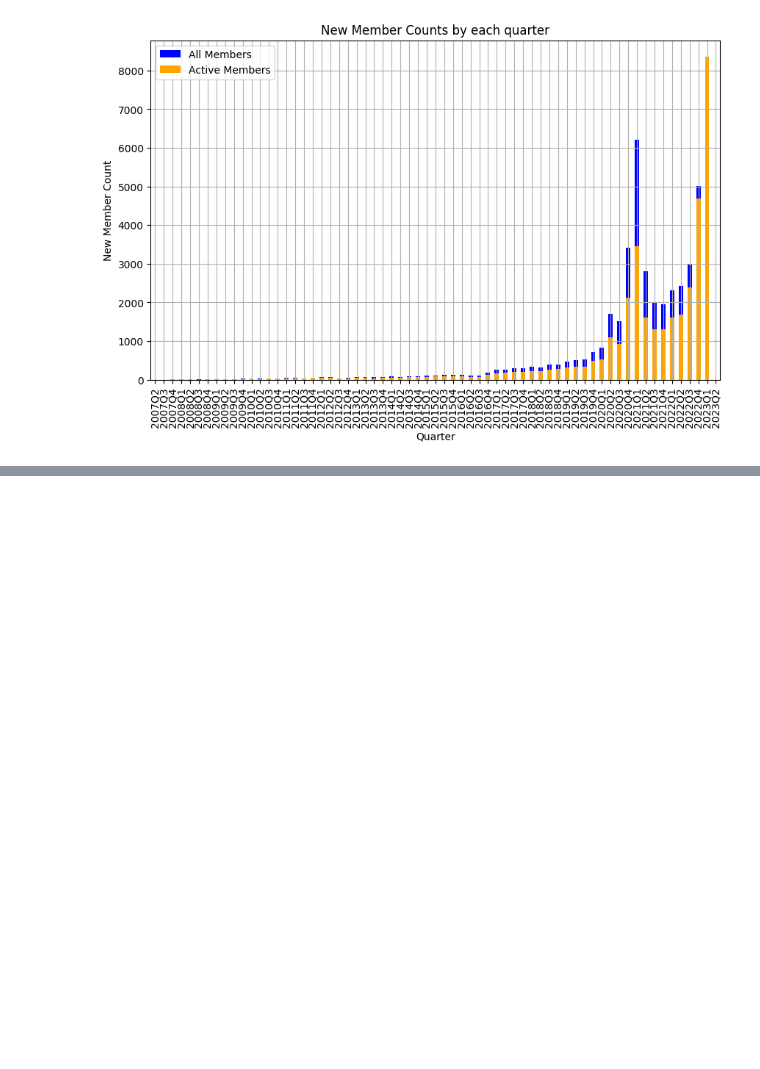
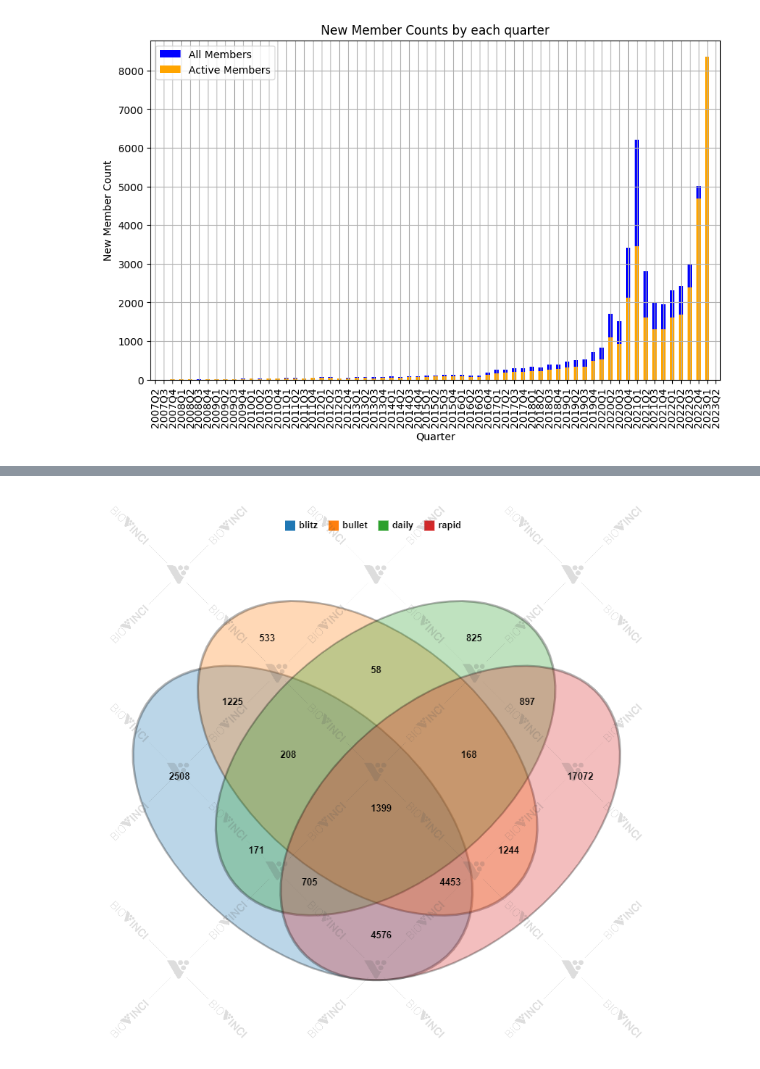
Before and after one commit to tanoCureC/scrape-chesscom, a Jupyter notebook: syukei.ipynb, the cells around one changed output, grey strips where cells are left out. Cells and saved outputs as stored; diff of their text form; code cells hidden in the pictures; blank space fills up the shorter version.

```diff
--- a/syukei.ipynb
+++ b/syukei.ipynb
@@ -348,0 +376,4 @@ plt.show()
+# %%
+Image(filename='venn4_filtered.png')
+# %% [output]
+[figure, added]
```
Also changed, not shown: parts of 25 cells of this notebook, 1 other file.
